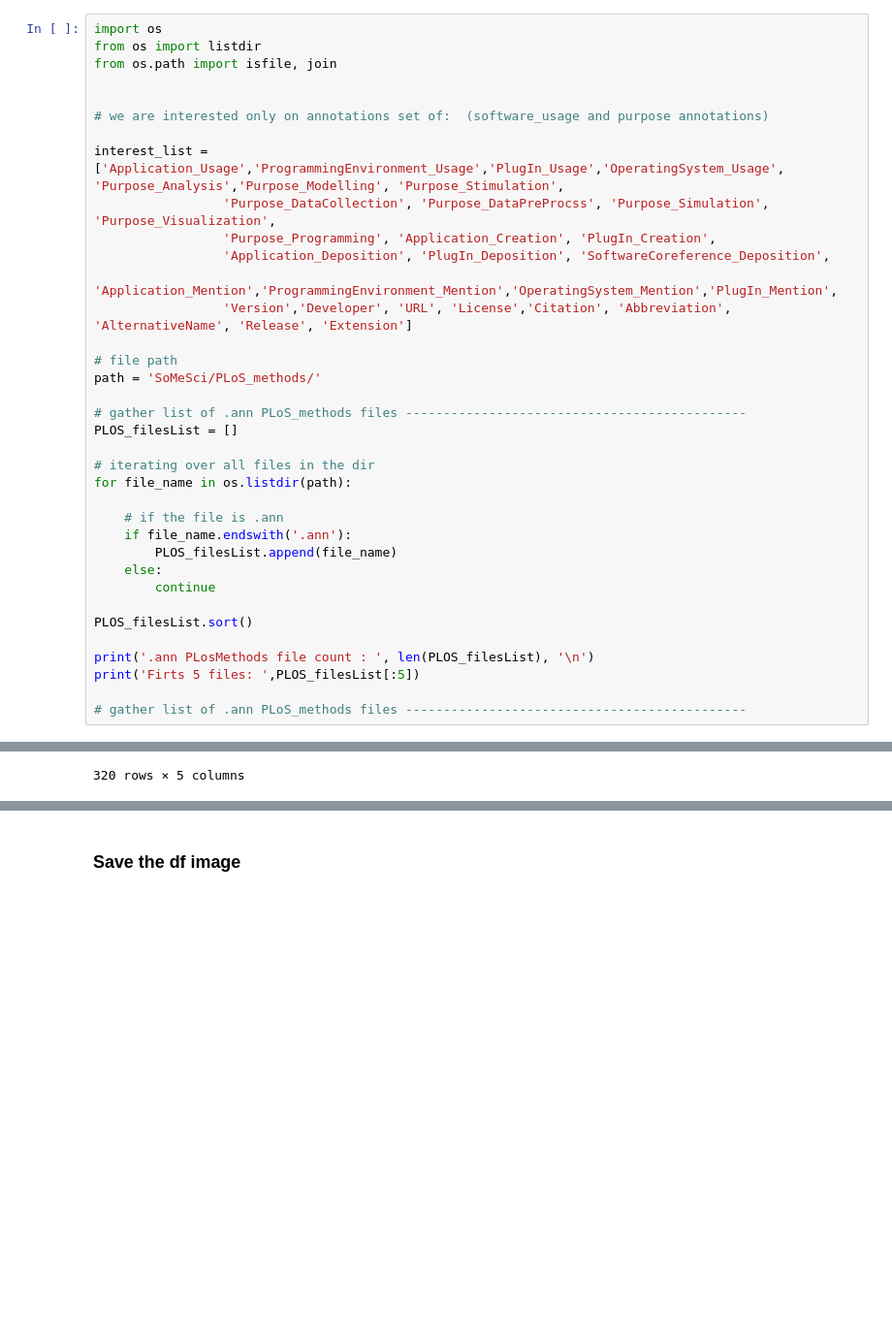
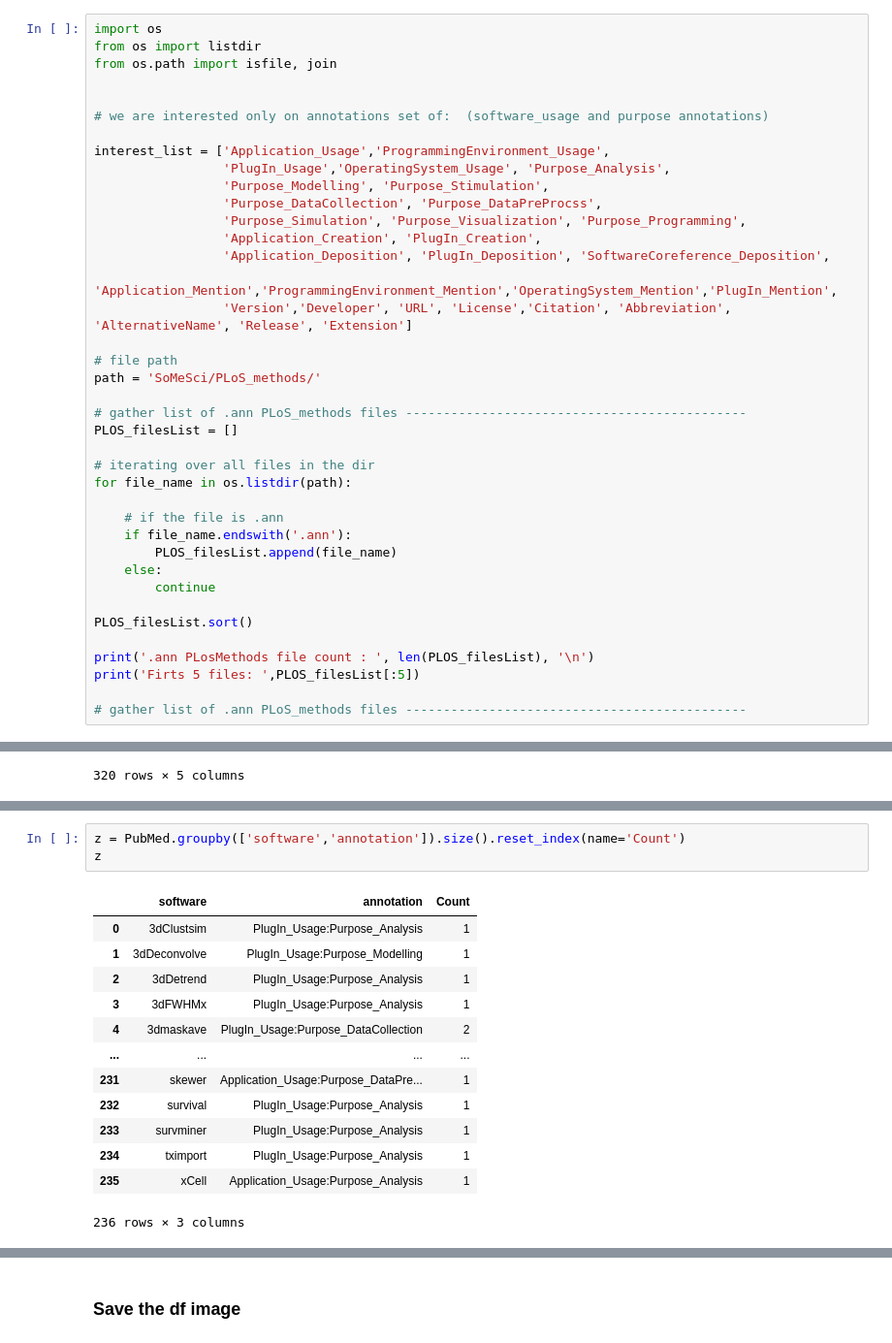
Before and after one commit to BeTKH/Automatic-classifcation-of-purpose-of-software-in-Scientific-articles, a Jupyter notebook: somecode/Merging Annotations.ipynb, the cells around one changed output, grey strips where cells are left out. Shown at 97% size. Saved outputs shown, nothing was run; the diff lists cells and outputs as text; blank space fills up the shorter version.

```diff
--- a/somecode/Merging Annotations.ipynb
+++ b/somecode/Merging Annotations.ipynb
@@ -11,9 +11,12 @@ from os.path import isfile, join
 
 # we are interested only on annotations set of:  (software_usage and purpose annotations)
 
-interest_list = ['Application_Usage','ProgrammingEnvironment_Usage','PlugIn_Usage','OperatingSystem_Usage', 'Purpose_Analysis','Purpose_Modelling', 'Purpose_Stimulation',
-                 'Purpose_DataCollection', 'Purpose_DataPreProcss', 'Purpose_Simulation', 'Purpose_Visualization',
-                 'Purpose_Programming', 'Application_Creation', 'PlugIn_Creation',
+interest_list = ['Application_Usage','ProgrammingEnvironment_Usage',
+                 'PlugIn_Usage','OperatingSystem_Usage', 'Purpose_Analysis',
+                 'Purpose_Modelling', 'Purpose_Stimulation',
+                 'Purpose_DataCollection', 'Purpose_DataPreProcss',
+                 'Purpose_Simulation', 'Purpose_Visualization', 'Purpose_Programming',
+                 'Application_Creation', 'PlugIn_Creation',
                  'Application_Deposition', 'PlugIn_Deposition', 'SoftwareCoreference_Deposition',
                  'Application_Mention','ProgrammingEnvironment_Mention','OperatingSystem_Mention','PlugIn_Mention',
                  'Version','Developer', 'URL', 'License','Citation', 'Abbreviation', 'AlternativeName', 'Release', 'Extension']
@@ -616,0 +534,17 @@ PubMed
+# %%
+z = PubMed.groupby(['software','annotation']).size().reset_index(name='Count')
+z
+# %% [output]
+|  | software | annotation | Count |
+| 0 | 3dClustsim | PlugIn_Usage:Purpose_Analysis | 1 |
+| 1 | 3dDeconvolve | PlugIn_Usage:Purpose_Modelling | 1 |
+| 2 | 3dDetrend | PlugIn_Usage:Purpose_Analysis | 1 |
+| 3 | 3dFWHMx | PlugIn_Usage:Purpose_Analysis | 1 |
+| 4 | 3dmaskave | PlugIn_Usage:Purpose_DataCollection | 2 |
+| ... | ... | ... | ... |
+| 231 | skewer | Application_Usage:Purpose_DataPre... | 1 |
+| 232 | survival | PlugIn_Usage:Purpose_Analysis | 1 |
+| 233 | survminer | PlugIn_Usage:Purpose_Analysis | 1 |
+| 234 | tximport | PlugIn_Usage:Purpose_Analysis | 1 |
+| 235 | xCell | Application_Usage:Purpose_Analysis | 1 |
+236 rows × 3 columns
```
Also changed, not shown: parts of 29 cells of this notebook, 3 other files.
